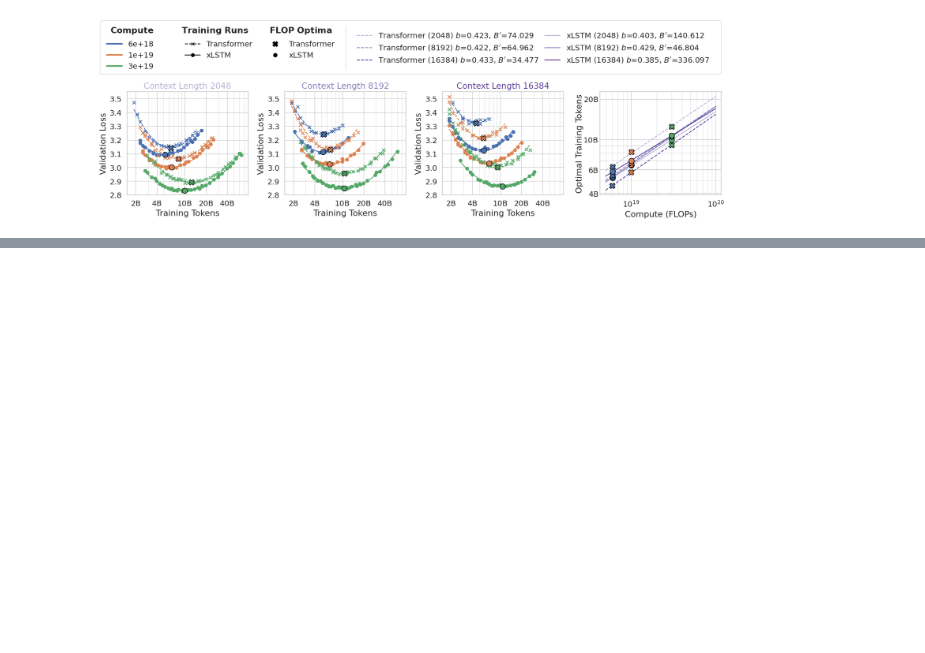
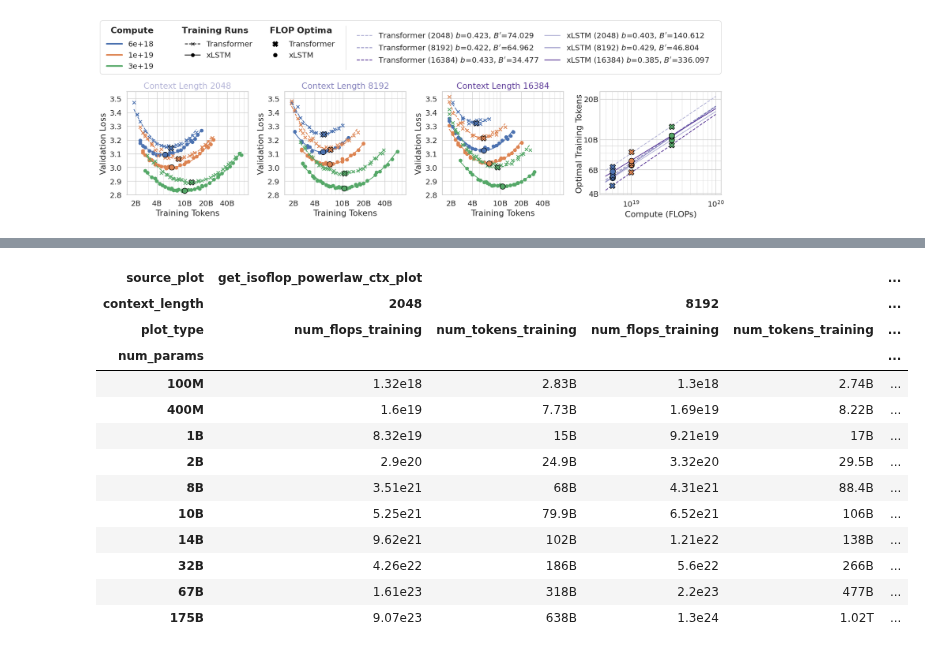
Before and after one commit to NX-AI/xlstm_scaling_laws, a Jupyter notebook: notebooks/optimal_flop_param_token_tables.ipynb, the cells around one changed output, grey strips where cells are left out. Saved outputs shown, nothing was run; the diff lists cells and outputs as text; code cells hidden in the pictures; blank space fills up the shorter version.

```diff
--- a/notebooks/optimal_flop_param_token_tables.ipynb
+++ b/notebooks/optimal_flop_param_token_tables.ipynb
@@ -376,0 +783,22 @@ scaling_law_params_df
+# %%
+formatted_estimated_optimal_flops_training_tokens_df_mlstm = (
+    format_estimated_optimal_flops_tokens_table(
+        estimated_optimal_flops_training_tokens_df_mlstm
+    )
+)
+formatted_estimated_optimal_flops_training_tokens_df_mlstm
+# %% [output]
+| source_plot | get_isoflop_powerlaw_ctx_plot |  |  |  | ... |
+| context_length | 2048 |  | 8192 |  | ... |
+| plot_type | num_flops_training | num_tokens_training | num_flops_training | num_tokens_training | ... |
+| num_params |  |  |  |  | ... |
+| 100M | 1.32e18 | 2.83B | 1.3e18 | 2.74B | ... |
+| 400M | 1.6e19 | 7.73B | 1.69e19 | 8.22B | ... |
+| 1B | 8.32e19 | 15B | 9.21e19 | 17B | ... |
+| 2B | 2.9e20 | 24.9B | 3.32e20 | 29.5B | ... |
+| 8B | 3.51e21 | 68B | 4.31e21 | 88.4B | ... |
+| 10B | 5.25e21 | 79.9B | 6.52e21 | 106B | ... |
+| 14B | 9.62e21 | 102B | 1.21e22 | 138B | ... |
+| 32B | 4.26e22 | 186B | 5.6e22 | 266B | ... |
+| 67B | 1.61e23 | 318B | 2.2e23 | 477B | ... |
+| 175B | 9.07e23 | 638B | 1.3e24 | 1.02T | ... |
```
Also changed, not shown: parts of 12 cells of this notebook, 1 other file.
